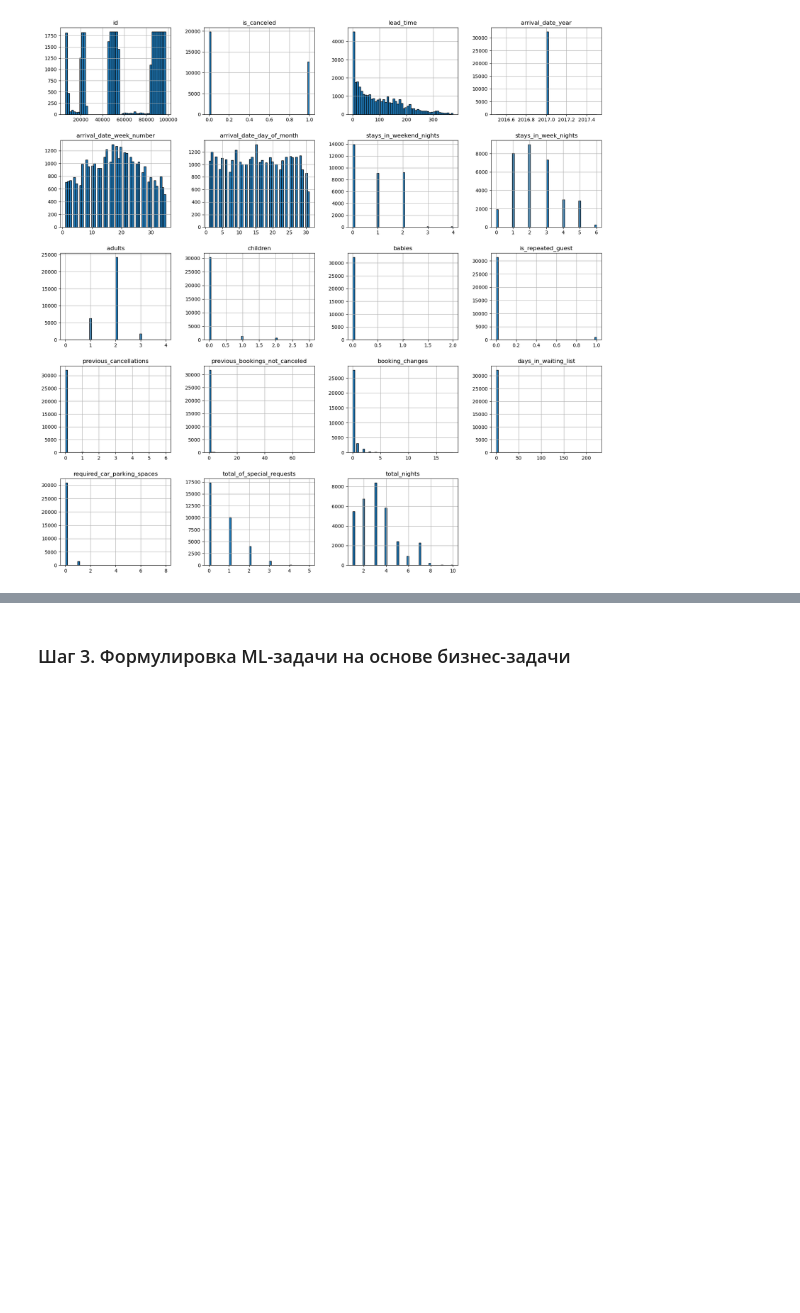
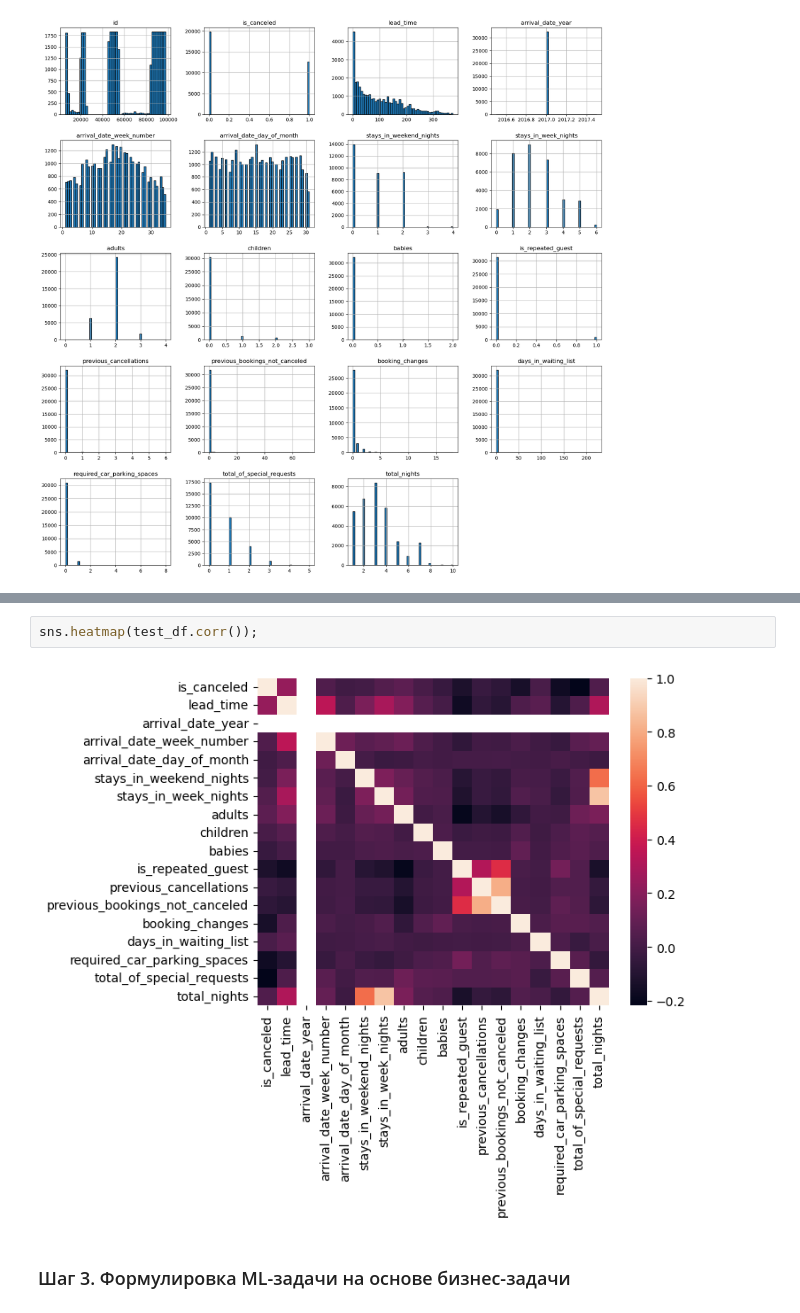
Before and after one commit to VSXV/Data-Science-Projects, a Jupyter notebook: af3e037f-d6ab-4f64-b0f2-2f6c7159523e.ipynb, the cells around one changed output, grey strips where cells are left out. Cells and saved outputs as stored; diff of their text form; blank space fills up the shorter version.

```diff
--- a/af3e037f-d6ab-4f64-b0f2-2f6c7159523e.ipynb
+++ b/af3e037f-d6ab-4f64-b0f2-2f6c7159523e.ipynb
@@ -143,2 +250,6 @@ test_df.hist(bins=50, figsize=(20, 20), edgecolor='black');
+# %%
+sns.heatmap(test_df.corr());
+# %% [output]
+[figure, added]
 # %% [markdown]
 ### Шаг 3. Формулировка ML-задачи на основе бизнес-задачи
```
Also changed, not shown: parts of 20 cells of this notebook.
